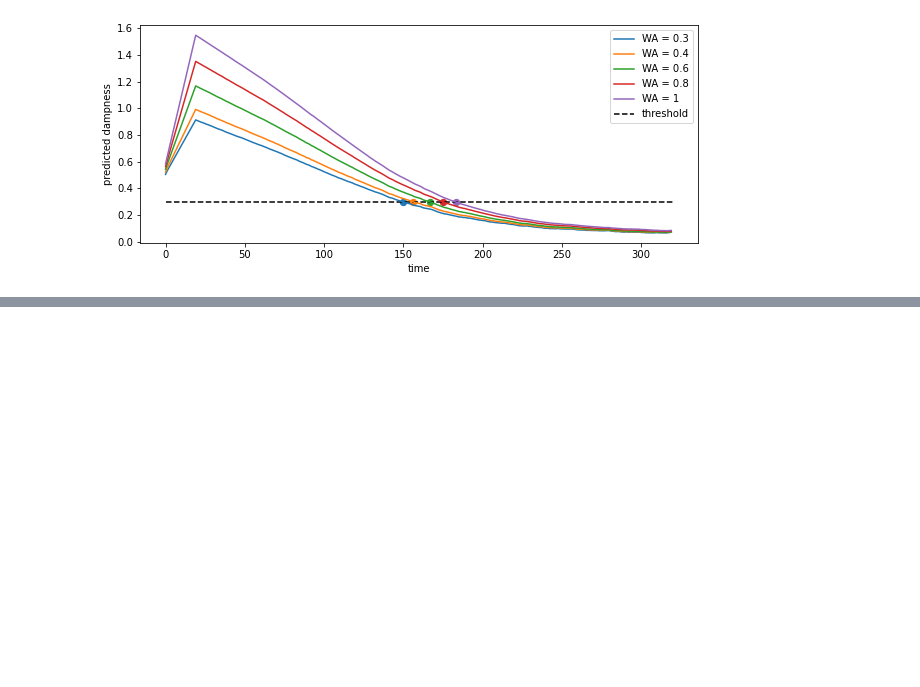
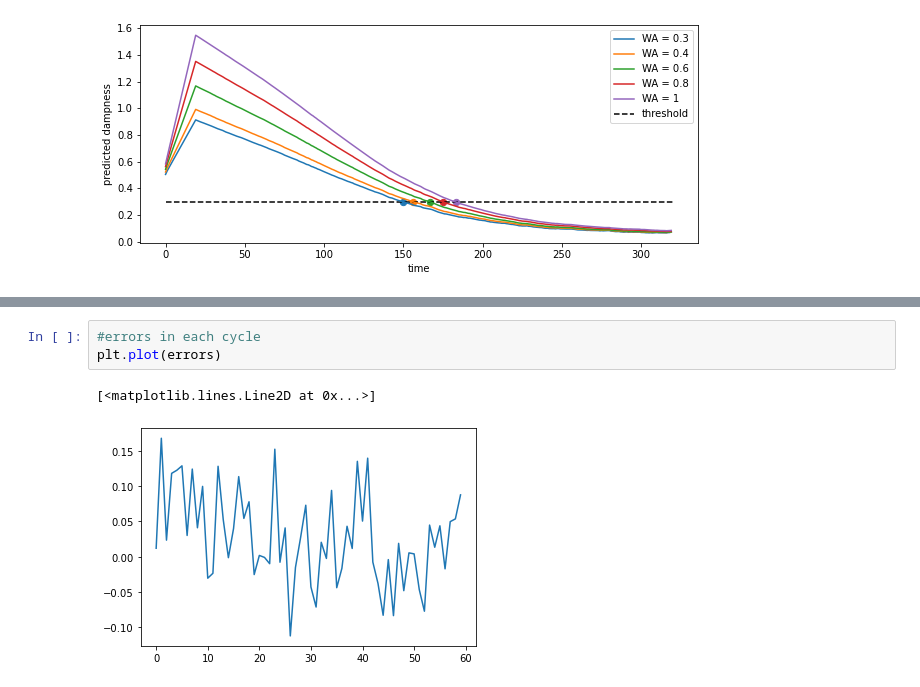
Before and after one commit to naiades-jsi/Carouge, a Jupyter notebook: notebooks/Flowerbed simulation.ipynb, the cells around one changed output, grey strips where cells are left out. Saved outputs shown, nothing was run; the diff lists cells and outputs as text; blank space fills up the shorter version.

```diff
--- a/notebooks/Flowerbed simulation.ipynb
+++ b/notebooks/Flowerbed simulation.ipynb
@@ -210,0 +216,6 @@ plt.plot(WAs)
+# %%
+#errors in each cycle
+plt.plot(errors)
+# %% [output]
+[<matplotlib.lines.Line2D at 0x...>]
+[figure, added]
```
Also changed, not shown: parts of 3 cells of this notebook, 3 other files.
